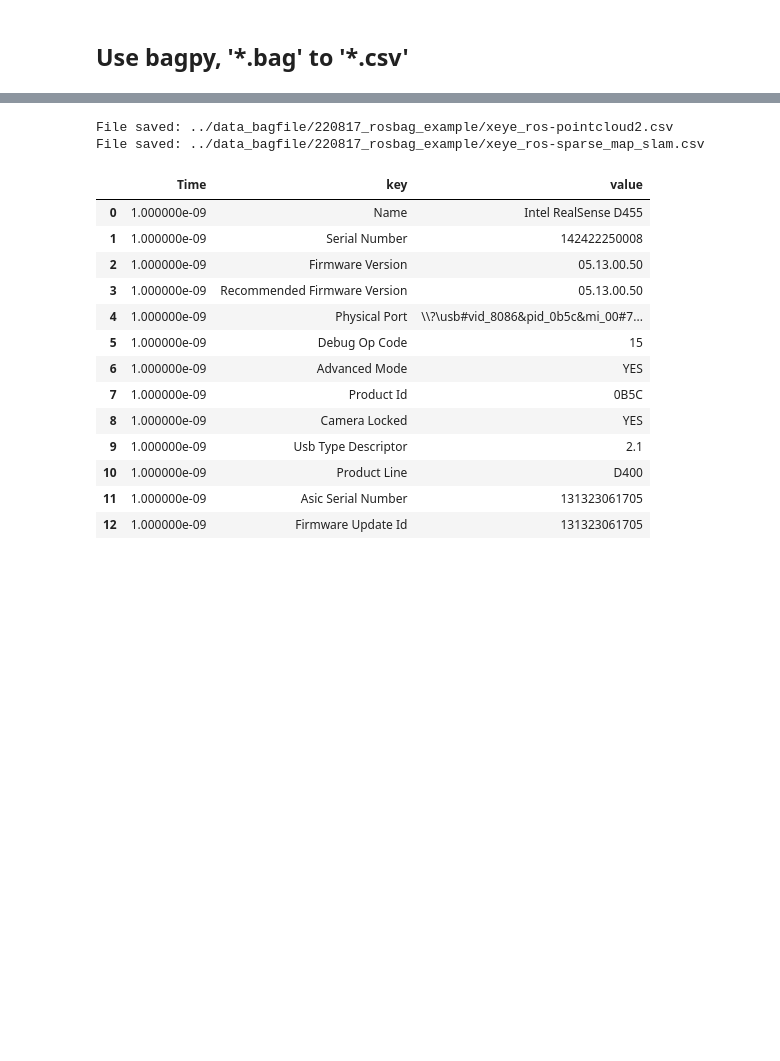
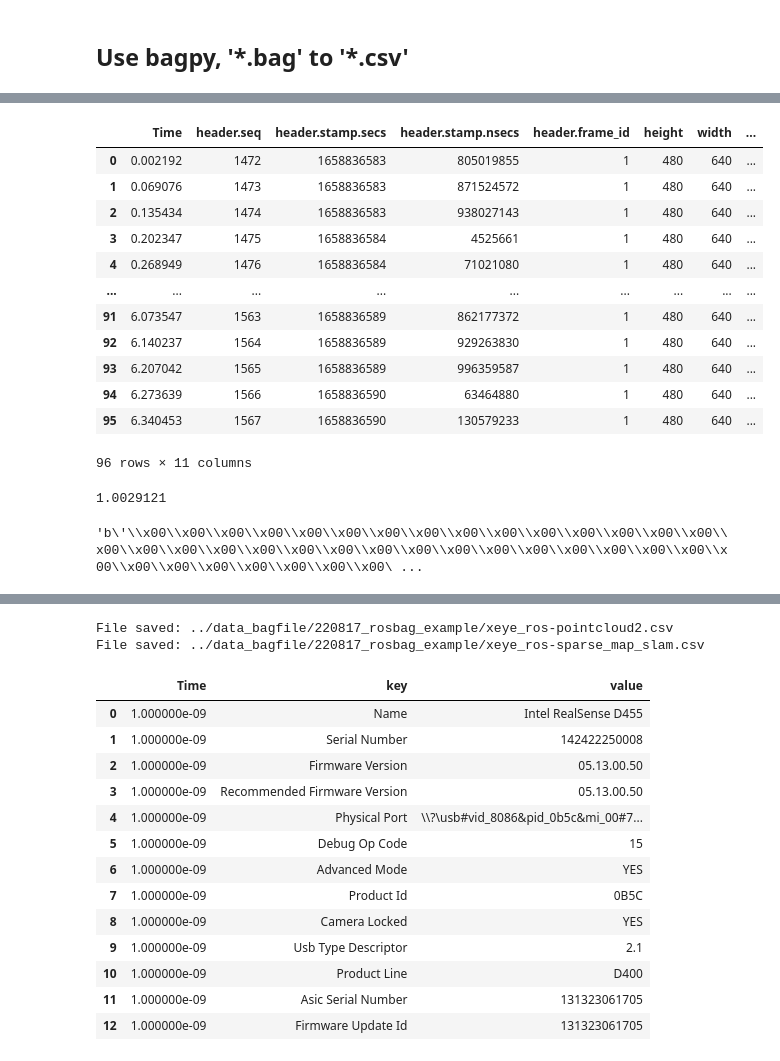
Before and after one commit to hwk06023/To-process.bag, a Jupyter notebook: Main.ipynb, the cells around one changed output, grey strips where cells are left out. Drawn from its saved outputs; the diff is of its cells as text; code cells hidden in the pictures; blank space fills up the shorter version.

```diff
--- a/Main.ipynb
+++ b/Main.ipynb
@@ -37,3 +51,27 @@ b.topic_table["Types"][0]
+# %%
+b_df
+# %% [output]
+|  | Time | header.seq | header.stamp.secs | header.stamp.nsecs | header.frame_id | height | width | ... |
+| 0 | 0.002192 | 1472 | 1658836583 | 805019855 | 1 | 480 | 640 | ... |
+| 1 | 0.069076 | 1473 | 1658836583 | 871524572 | 1 | 480 | 640 | ... |
+| 2 | 0.135434 | 1474 | 1658836583 | 938027143 | 1 | 480 | 640 | ... |
+| 3 | 0.202347 | 1475 | 1658836584 | 4525661 | 1 | 480 | 640 | ... |
+| 4 | 0.268949 | 1476 | 1658836584 | 71021080 | 1 | 480 | 640 | ... |
+| ... | ... | ... | ... | ... | ... | ... | ... | ... |
+| 91 | 6.073547 | 1563 | 1658836589 | 862177372 | 1 | 480 | 640 | ... |
+| 92 | 6.140237 | 1564 | 1658836589 | 929263830 | 1 | 480 | 640 | ... |
+| 93 | 6.207042 | 1565 | 1658836589 | 996359587 | 1 | 480 | 640 | ... |
+| 94 | 6.273639 | 1566 | 1658836590 | 63464880 | 1 | 480 | 640 | ... |
+| 95 | 6.340453 | 1567 | 1658836590 | 130579233 | 1 | 480 | 640 | ... |
+96 rows × 11 columns
+# %%
+b_df['Time'][15]
+# %% [output]
+1.0029121
+# %%
+b_df['data'][2]
+# %% [output]
+'b\'\\x00\\x00\\x00\\x00\\x00\\x00\\x00\\x00\\x00\\x00\\x00\\x00\\x00\\x00\\x00\\x00\\x00\\x00\\x00\\x00\\x00\\x00\\x00\\x00\\x00\\x00\\x00\\x00\\x00\\x00\\x00\\x00\\x00\\x00\\x00\\x00\\x00\\x00\\x00\ ...
 # %%
 for i in range(len(b.topic_table)):
     if ('Point' in b.topic_table["Types"][i]):
```
Also changed, not shown: parts of 7 cells of this notebook.
